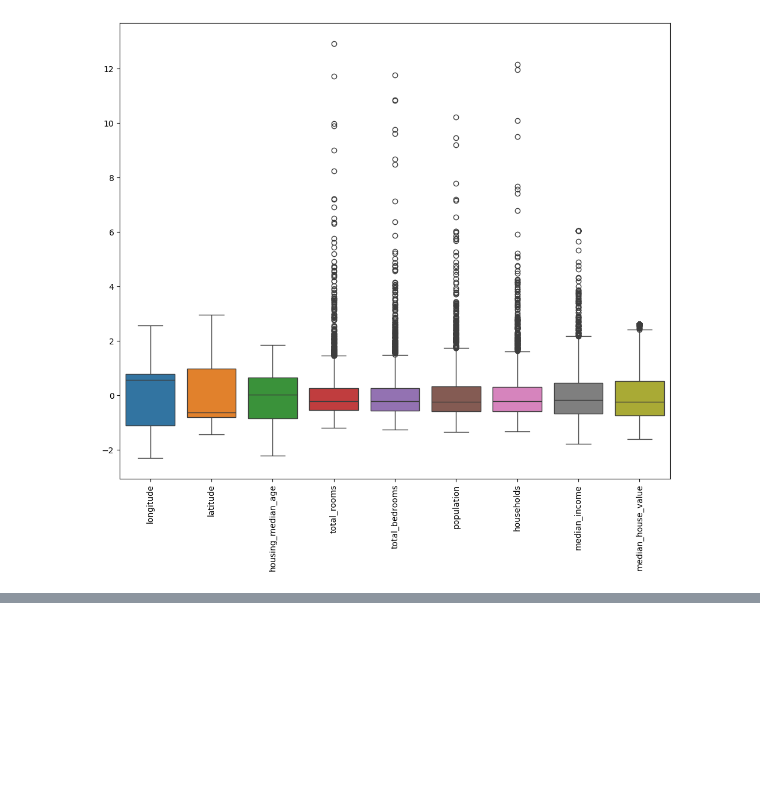
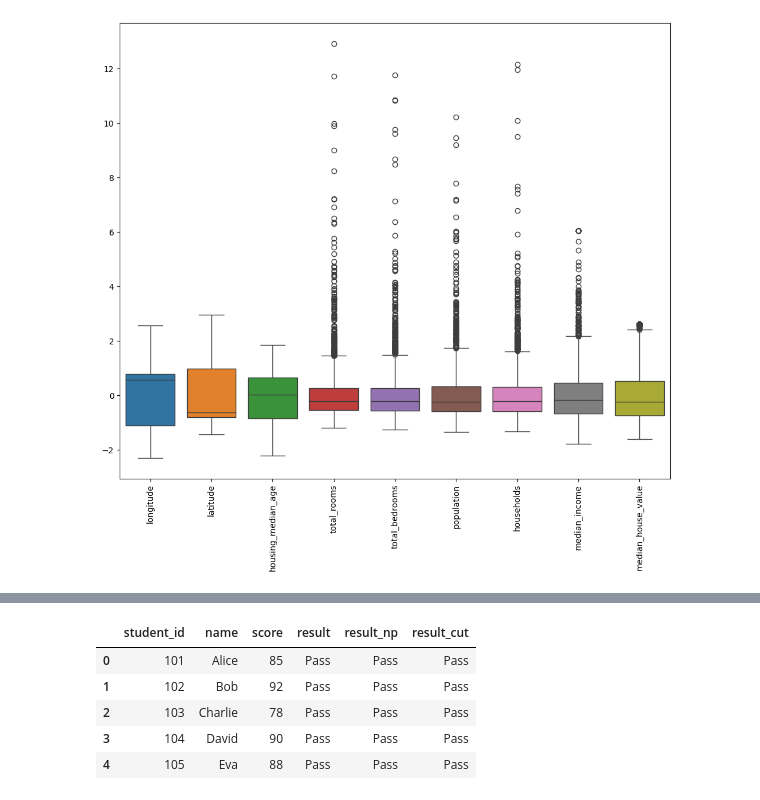
Before and after one commit to routparam12/Python_qns, a Jupyter notebook: Data_cleaning.ipynb, the cells around one changed output, grey strips where cells are left out. Drawn from its saved outputs; the diff is of its cells as text; code cells hidden in the pictures; blank space fills up the shorter version.

```diff
--- a/Data_cleaning.ipynb
+++ b/Data_cleaning.ipynb
@@ -102,0 +105,23 @@ from sklearn.ensemble import RandomForestRegressor
+# %%
+import pandas as pd
+
+# Create df1 (student info)
+data1 = {
+    'student_id': [101, 102, 103, 104, 105],
+    'name': ['Alice', 'Bob', 'Charlie', 'David', 'Eva'],
+    'score': [85, 92, 78, 90, 88]
+}
+df1 = pd.DataFrame(data1)
+
+# Create df2 (extra details with student_id as index)
+data2 = {
+    'city': ['New York', 'Los Angeles', 'Chicago', 'Houston', 'Miami']
+}
+df2 = pd.DataFrame(data2, index=[101, 102, 103, 104, 105])
+df2.index.name = 'student_id'
+
+print("--- df1 (Student Info) ---")
+display(df1)
+
+print("\n--- df2 (Extra Details with student_id as index) ---")
+display(df2)
@@ -102,0 +169,19 @@ from sklearn.ensemble import RandomForestRegressor
+# %%
+df1['result'] = df1['score'].apply(lambda x: 'Pass' if x >= 40 else 'Fail')
+# %%
+import numpy as np
+
+# Method 1: NumPy where (highly optimized vectorization)
+df1['result_np'] = np.where(df1['score'] >= 40, 'Pass', 'Fail')
+
+# Method 2: Pandas cut (best for categorical binning)
+df1['result_cut'] = pd.cut(df1['score'], bins=[-float('inf'), 39, 100], labels=['Fail', 'Pass'])
+
+display(df1)
+# %% [output]
+|  | student_id | name | score | result | result_np | result_cut |
+| 0 | 101 | Alice | 85 | Pass | Pass | Pass |
+| 1 | 102 | Bob | 92 | Pass | Pass | Pass |
+| 2 | 103 | Charlie | 78 | Pass | Pass | Pass |
+| 3 | 104 | David | 90 | Pass | Pass | Pass |
+| 4 | 105 | Eva | 88 | Pass | Pass | Pass |
```
Also changed, not shown: parts of 7 cells of this notebook.
